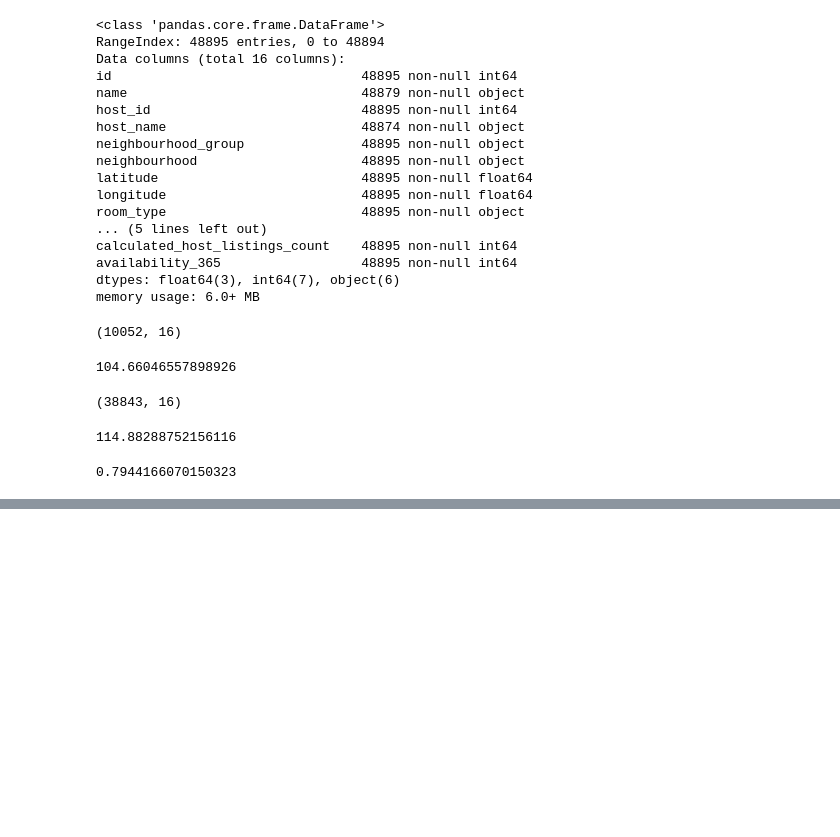
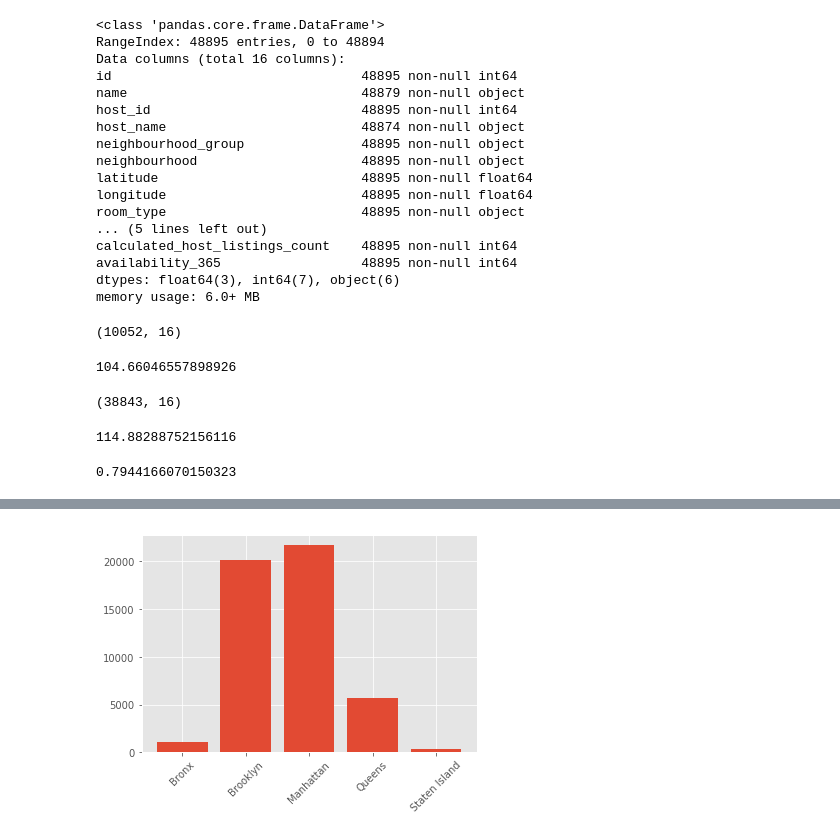
Before and after one commit to abeldesta/AirBnB-EDA, a Jupyter notebook: eda.ipynb, the cells around one changed output, grey strips where cells are left out. Drawn from its saved outputs; the diff is of its cells as text; code cells hidden in the pictures; blank space fills up the shorter version.

```diff
--- a/eda.ipynb
+++ b/eda.ipynb
@@ -139,0 +172,3 @@ non_null.shape[0]/nyc_data.shape[0]
+# %%
+boros = nyc_data.groupby(['neighbourhood_group']).agg({'price': ['min','mean', 'max'], 'neighbourhood_group':'count'})
+cols = boros.index
@@ -139,0 +191,10 @@ non_null.shape[0]/nyc_data.shape[0]
+# %%
+fig, ax = plt.subplots(1,1)
+labels = cols
+data = boros['neighbourhood_group']['count']
+ax.bar(range(len(data)), data)
+ax.set_xticks(range(len(data)))
+ax.set_xticklabels(labels, rotation=45)
+plt.show()
+# %% [output]
+[figure, added]
```
Also changed, not shown: parts of 22 cells of this notebook, 1 other file.
